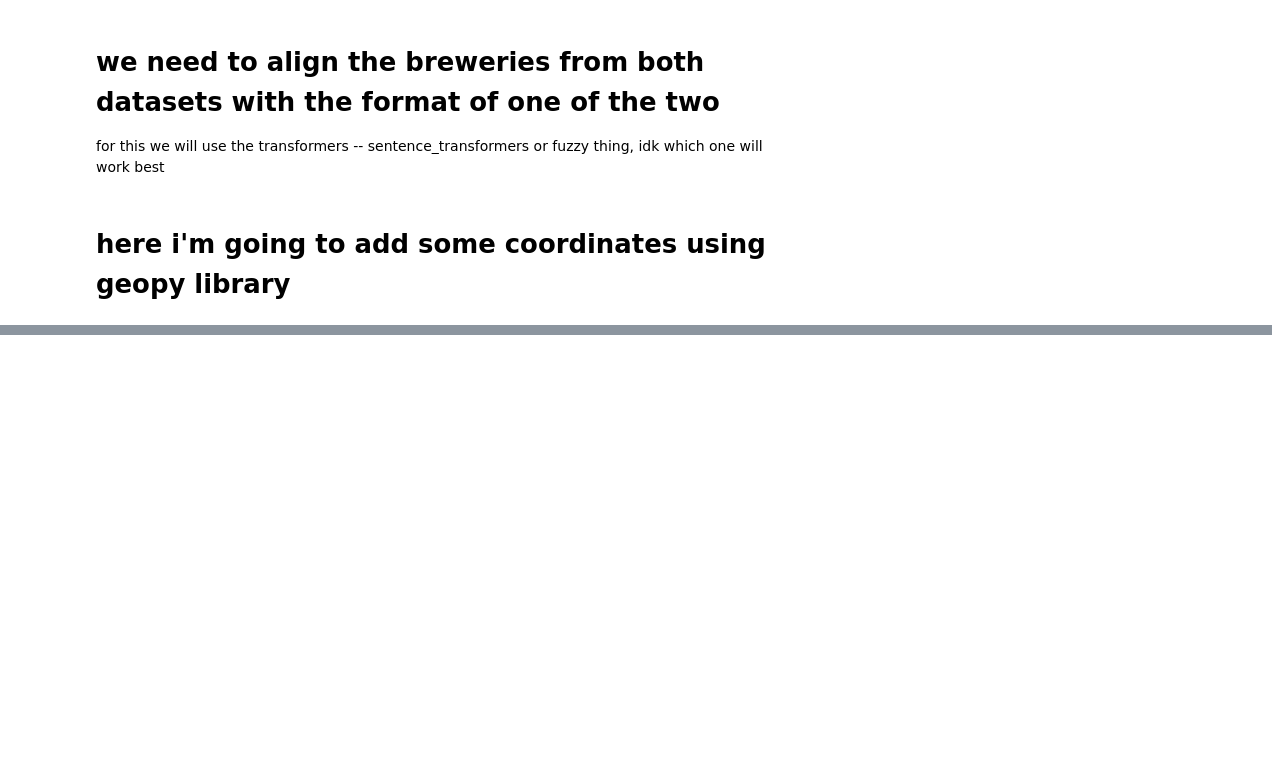
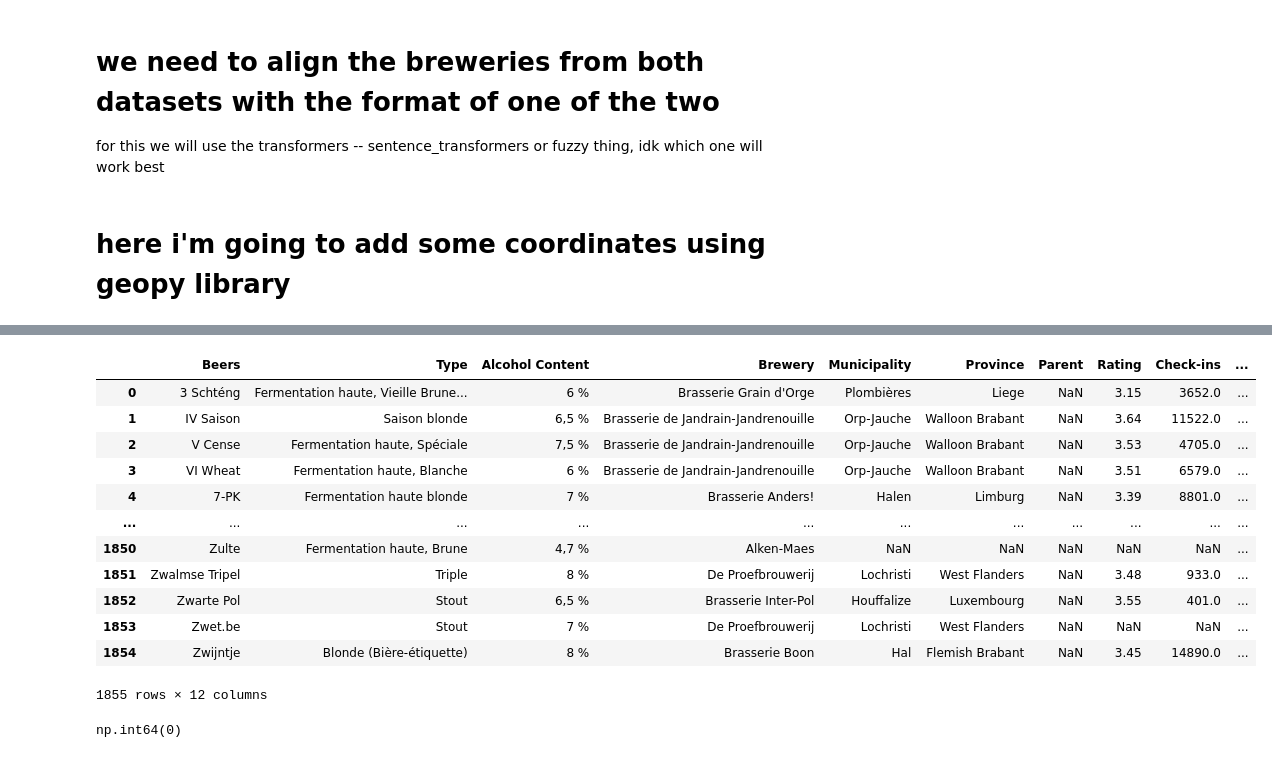
Before and after one commit to lpaggen/bmkg_solo, a Jupyter notebook: workflow.ipynb, the cells around one changed output, grey strips where cells are left out. Cells and saved outputs as stored; diff of their text form; code cells hidden in the pictures; blank space fills up the shorter version.

```diff
--- a/workflow.ipynb
+++ b/workflow.ipynb
@@ -234,0 +418,28 @@ breweries
+# %%
+translation_map = {
+        'Bières': 'Beers',
+        'Type': 'Type',
+        'Teneur en alcool': 'Alcohol Content',
+        'Brasserie': 'Brewery',
+        'Commune': 'Municipality',
+        'Province': 'Province',
+        'Parent': 'Parent',
+        'Rating': 'Rating',
+        'Check-ins': 'Check-ins',
+        'Description': 'Description'
+    }
+
+df = df.rename(columns=translation_map)
+# %%
+# this function is used to convert the check-ins to a float
+def convert_to_float(val):
+    val = str(val).replace("+", "")
+    if 'M' in val:
+        return float(val.replace('M', '')) * 1000000
+    return float(val)
+
+df['Check-ins'] = df['Check-ins'].apply(convert_to_float)
+# %%
+df['Latitude'] = df['coordinates'].apply(lambda x: x[0] if x else None)
+df['Longitude'] = df['coordinates'].apply(lambda x: x[1] if x else None)
+df.drop(columns=['coordinates'], inplace=True)
@@ -234,0 +448,22 @@ breweries
+# %%
+df['Municipality'] = df['Municipality'].str.replace(" ", "_")
+# %%
+df
+# %% [output]
+|  | Beers | Type | Alcohol Content | Brewery | Municipality | Province | Parent | Rating | Check-ins | ... |
+| 0 | 3 Schténg | Fermentation haute, Vieille Brune... | 6 % | Brasserie Grain d'Orge | Plombières | Liege | NaN | 3.15 | 3652.0 | ... |
+| 1 | IV Saison | Saison blonde | 6,5 % | Brasserie de Jandrain-Jandrenouille | Orp-Jauche | Walloon Brabant | NaN | 3.64 | 11522.0 | ... |
+| 2 | V Cense | Fermentation haute, Spéciale | 7,5 % | Brasserie de Jandrain-Jandrenouille | Orp-Jauche | Walloon Brabant | NaN | 3.53 | 4705.0 | ... |
+| 3 | VI Wheat | Fermentation haute, Blanche | 6 % | Brasserie de Jandrain-Jandrenouille | Orp-Jauche | Walloon Brabant | NaN | 3.51 | 6579.0 | ... |
+| 4 | 7-PK | Fermentation haute blonde | 7 % | Brasserie Anders! | Halen | Limburg | NaN | 3.39 | 8801.0 | ... |
+| ... | ... | ... | ... | ... | ... | ... | ... | ... | ... | ... |
+| 1850 | Zulte | Fermentation haute, Brune | 4,7 % | Alken-Maes | NaN | NaN | NaN | NaN | NaN | ... |
+| 1851 | Zwalmse Tripel | Triple | 8 % | De Proefbrouwerij | Lochristi | West Flanders | NaN | 3.48 | 933.0 | ... |
+| 1852 | Zwarte Pol | Stout | 6,5 % | Brasserie Inter-Pol | Houffalize | Luxembourg | NaN | 3.55 | 401.0 | ... |
+| 1853 | Zwet.be | Stout | 7 % | De Proefbrouwerij | Lochristi | West Flanders | NaN | NaN | NaN | ... |
+| 1854 | Zwijntje | Blonde (Bière-étiquette) | 8 % | Brasserie Boon | Hal | Flemish Brabant | NaN | 3.45 | 14890.0 | ... |
+1855 rows × 12 columns
+# %%
+df['Municipality'].isnull().sum()
+# %% [output]
+np.int64(0)
```
Also changed, not shown: parts of 52 cells of this notebook, 2 other files.
